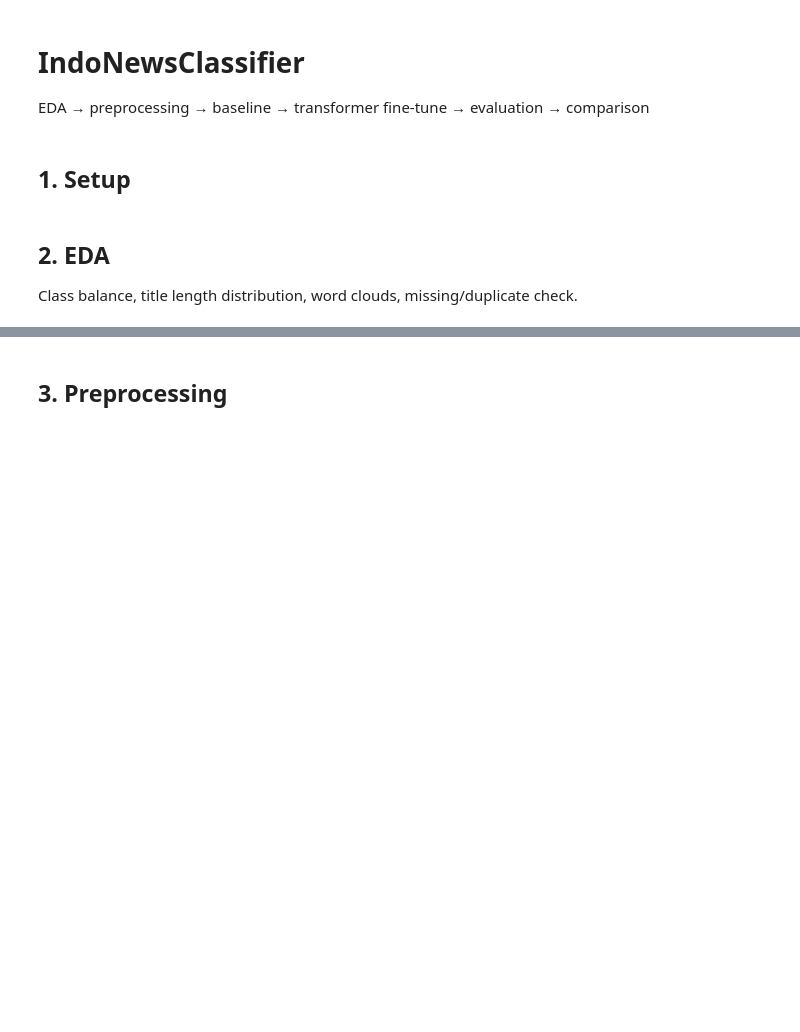
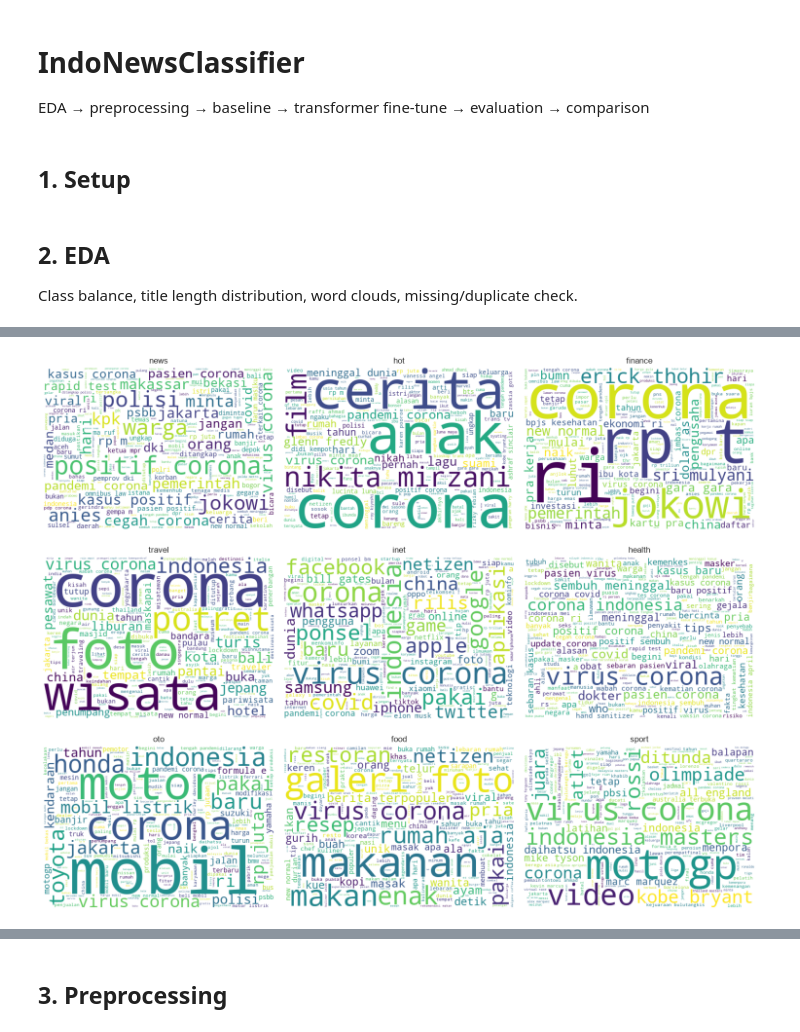
Before and after one commit to aljuhaeda/IndoNewsClassifier, a Jupyter notebook: notebooks/indonewsclassifier.ipynb, the cells around one changed output, grey strips where cells are left out. Saved outputs shown, nothing was run; the diff lists cells and outputs as text; code cells hidden in the pictures; blank space fills up the shorter version.

```diff
--- a/notebooks/indonewsclassifier.ipynb
+++ b/notebooks/indonewsclassifier.ipynb
@@ -20,0 +109,25 @@ Class balance, title length distribution, word clouds, missing/duplicate check.
+# %%
+from wordcloud import WordCloud
+
+id_stopwords = get_stopwords()
+
+df['title_clean'] = df['title'].apply(lambda t: clean_text(t, stopwords=id_stopwords))
+
+categories = order.tolist()
+fig, axes = plt.subplots(3, 3, figsize=(15, 12))
+
+for ax, cat in zip(axes.flat, categories):
+    text = ' '.join(df.loc[df['category'] == cat, 'title_clean'])
+    wc = WordCloud(
+        width=500, height=350, background_color='white',
+        stopwords=id_stopwords, colormap='viridis',
+    ).generate(text)
+    ax.imshow(wc, interpolation='bilinear')
+    ax.set_title(cat)
+    ax.axis('off')
+
+plt.tight_layout()
+plt.savefig(DOCS_DIR / 'wordclouds.png', dpi=150, bbox_inches='tight')
+plt.show()
+# %% [output]
+[figure, added]
```
Also changed, not shown: parts of 8 cells of this notebook, 9 other files.
